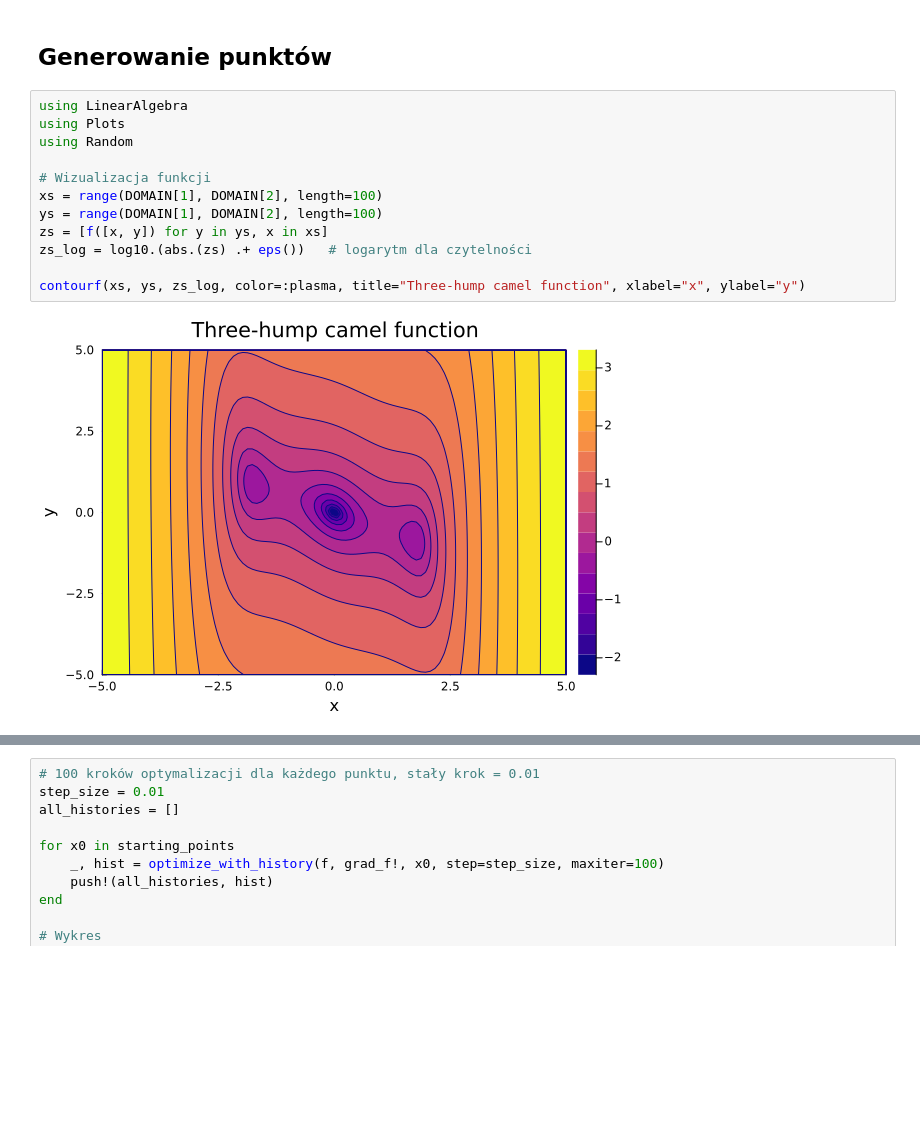
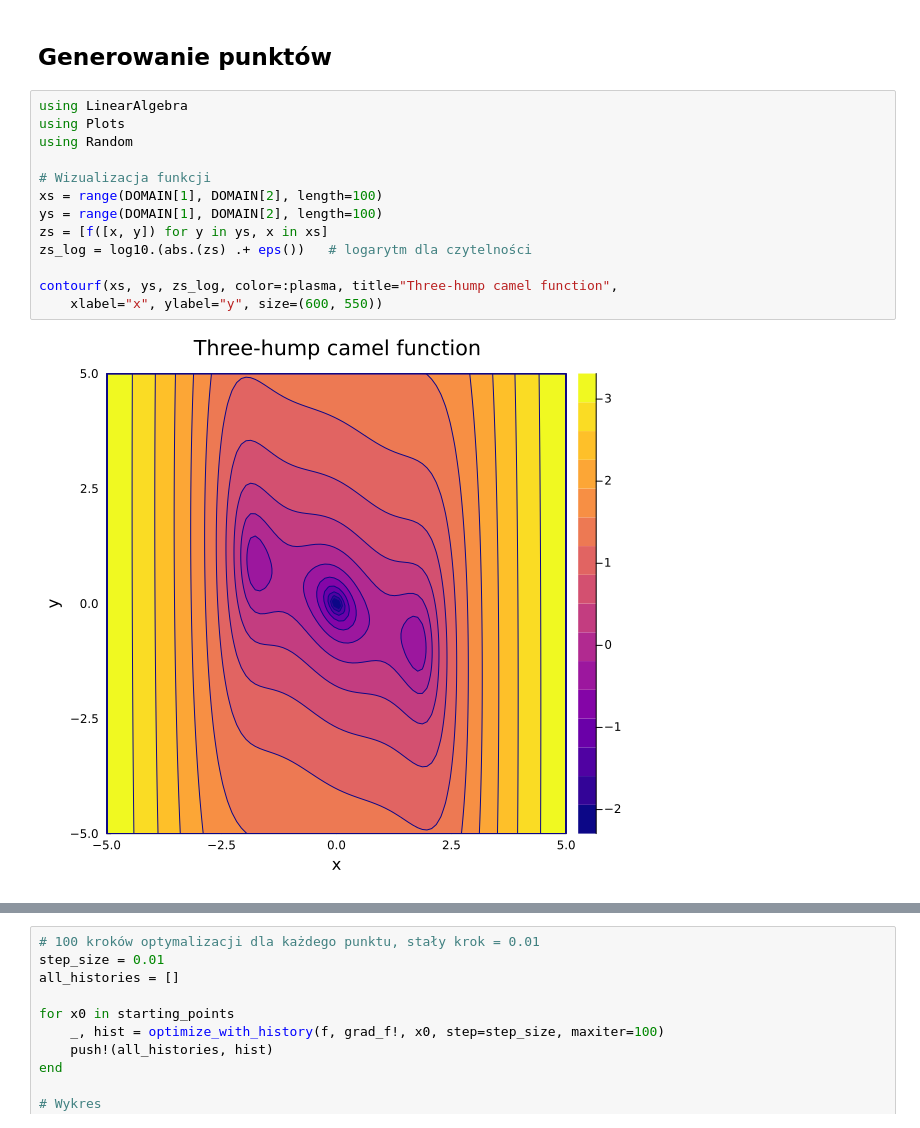
Before and after one commit to esarna/metody-i-algorytmy-optymalizacji, a Jupyter notebook: zad1.ipynb, the cells around one changed output, grey strips where cells are left out. Saved outputs shown, nothing was run; the diff lists cells and outputs as text; blank space fills up the shorter version.

```diff
--- a/zad1.ipynb
+++ b/zad1.ipynb
@@ -108,16 +112,17 @@ my_optimize_const_step (generic function with 1 method)
 # %%
 using LinearAlgebra
 using Plots
 using Random
 
 # Wizualizacja funkcji
 xs = range(DOMAIN[1], DOMAIN[2], length=100)
 ys = range(DOMAIN[1], DOMAIN[2], length=100)
 zs = [f([x, y]) for y in ys, x in xs]
 zs_log = log10.(abs.(zs) .+ eps())   # logarytm dla czytelności
 
-contourf(xs, ys, zs_log, color=:plasma, title="Three-hump camel function", xlabel="x", ylabel="y")
+contourf(xs, ys, zs_log, color=:plasma, title="Three-hump camel function",
+    xlabel="x", ylabel="y", size=(600, 550))
 # %% [output]
-[figure, old version]
+[figure, new version]
 # %%
 # zapisywanie historii punktów
```
Also changed, not shown: parts of 11 cells of this notebook, 1 other file.
